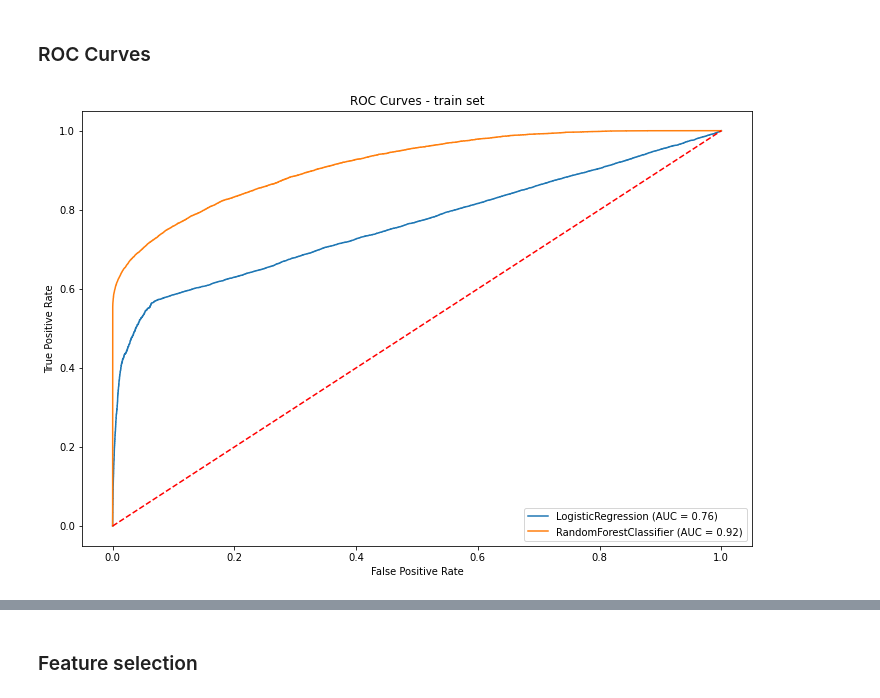
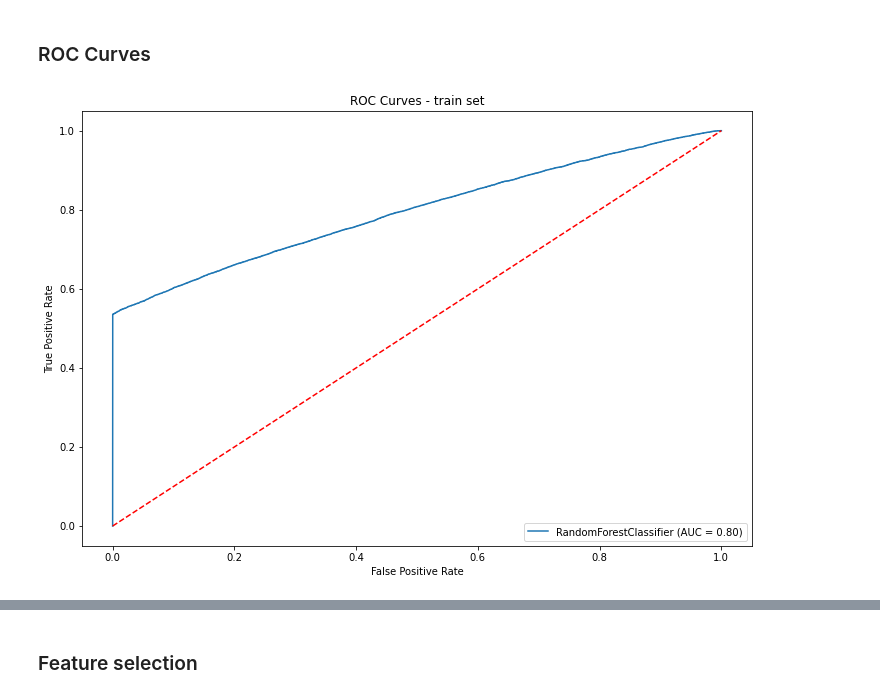
Before and after one commit to thefifthagreement/jedha-fs-s4-project, a Jupyter notebook: fraud_detection_ml.ipynb, the cells around one changed output, grey strips where cells are left out. Cells and saved outputs as stored; diff of their text form; code cells hidden in the pictures.

```diff
--- a/fraud_detection_ml.ipynb
+++ b/fraud_detection_ml.ipynb
@@ -302,7 +306,8 @@ def RF_search(param_grid):
 
     scorer = make_scorer(fbeta_score, beta=2)
 
-    search = (GridSearchCV(RandomForestClassifier(max_features="sqrt", class_weight=cw, n_jobs=-1),
+    search = (GridSearchCV(RandomForestClassifier(max_depth=5, max_features="sqrt",
+                                                  class_weight="balanced_subsample", n_jobs=-1),
                            param_grid=param_grid, scoring=scorer, cv=10, n_jobs=-1)
               .fit(X_train, y_train.squeeze()))
 
@@ -312,9 +317,9 @@ def RF_search(param_grid):
     scores = cross_val_score(rf_clf, X_train, y_train, cv=10, scoring=scorer, n_jobs=-1)
     print(f"F2-score : mean = {scores.mean()}, std = {scores.std()}")
 
-    return rf_clf, rf_clf.predict(X_train)
+    return rf_clf, cross_val_predict(rf_clf, X_train, y_train, cv=10, n_jobs=-1)
 # %%
 %%notify -m "RF search terminé"
-param_grid = {"max_depth": [10, None]}
+param_grid = {"n_estimators": [100, 150]}
 rf_clf, y_pred = RF_search(param_grid)
 # %% [output]
@@ -338,15 +343,15 @@ weighted avg       0.96      0.96      0.95    120889
 # %%
 fig, ax = plt.subplots(figsize=(12, 8))
 
-plot_roc_curve(logit, X_train, y_train, ax=ax)
+#plot_roc_curve(logit, X_train, y_train, ax=ax)
 plot_roc_curve(rf_clf, X_train, y_train, ax=ax)
 ax.plot([0, 1], [0, 1], 'r--')
 ax.set_title("ROC Curves - train set")
 
 plt.show()
 #fig.savefig('images/roc_curves.png', transparent=False, dpi=80, bbox_inches="tight")
 # %% [output]
-[figure, old version]
+[figure, new version]
 # %%
 y_test_pred = cross_val_predict(rf_clf, X_test, y_test, cv=10, n_jobs=-1)
 report_cm(y_test, y_test_pred, "Random forest confusion matrix - test set")
```
Also changed, not shown: parts of 9 cells of this notebook.
